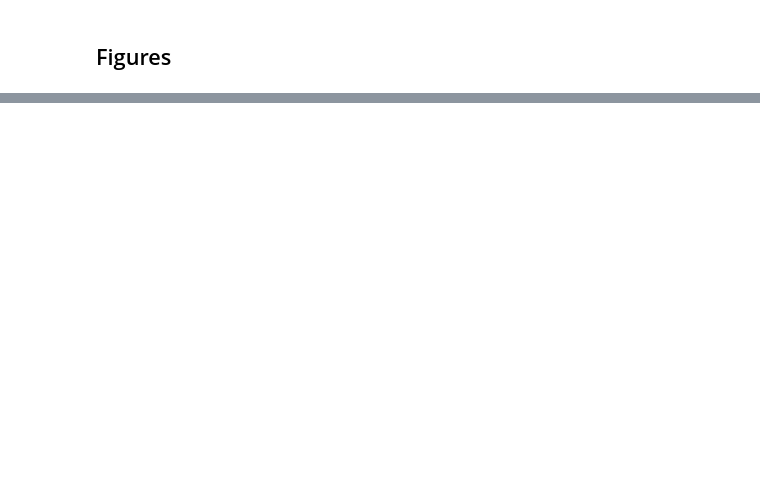
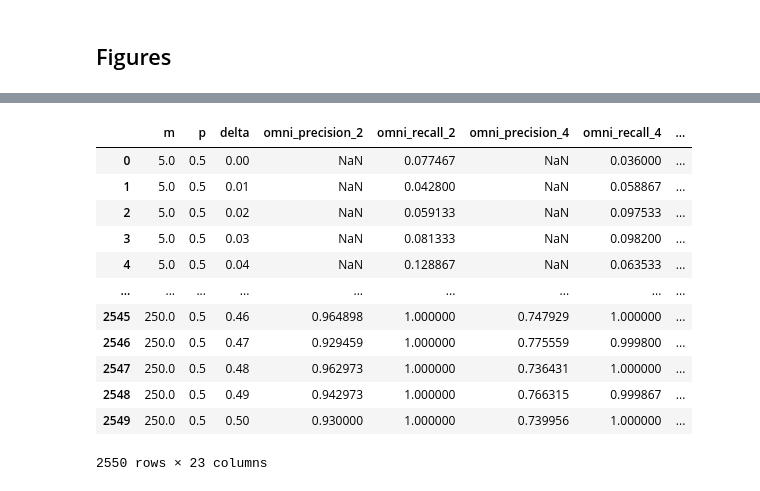
Before and after one commit to neurodata/dos_and_donts, a Jupyter notebook: experiments/experiment_3/20200222_experiment3.ipynb, the cells around one changed output, grey strips where cells are left out. Cells and saved outputs as stored; diff of their text form; code cells hidden in the pictures; blank space fills up the shorter version.

```diff
--- a/experiments/experiment_3/20200222_experiment3.ipynb
+++ b/experiments/experiment_3/20200222_experiment3.ipynb
@@ -173 +169,17 @@ res_df.head()
+# %%
+res_df
+# %% [output]
+|  | m | p | delta | omni_precision_2 | omni_recall_2 | omni_precision_4 | omni_recall_4 | ... |
+| 0 | 5.0 | 0.5 | 0.00 | NaN | 0.077467 | NaN | 0.036000 | ... |
+| 1 | 5.0 | 0.5 | 0.01 | NaN | 0.042800 | NaN | 0.058867 | ... |
+| 2 | 5.0 | 0.5 | 0.02 | NaN | 0.059133 | NaN | 0.097533 | ... |
+| 3 | 5.0 | 0.5 | 0.03 | NaN | 0.081333 | NaN | 0.098200 | ... |
+| 4 | 5.0 | 0.5 | 0.04 | NaN | 0.128867 | NaN | 0.063533 | ... |
+| ... | ... | ... | ... | ... | ... | ... | ... | ... |
+| 2545 | 250.0 | 0.5 | 0.46 | 0.964898 | 1.000000 | 0.747929 | 1.000000 | ... |
+| 2546 | 250.0 | 0.5 | 0.47 | 0.929459 | 1.000000 | 0.775559 | 0.999800 | ... |
+| 2547 | 250.0 | 0.5 | 0.48 | 0.962973 | 1.000000 | 0.736431 | 1.000000 | ... |
+| 2548 | 250.0 | 0.5 | 0.49 | 0.942973 | 1.000000 | 0.766315 | 0.999867 | ... |
+| 2549 | 250.0 | 0.5 | 0.50 | 0.930000 | 1.000000 | 0.739956 | 1.000000 | ... |
+2550 rows × 23 columns
 # %%
```
Also changed, not shown: parts of 13 cells of this notebook, 6 other files.
